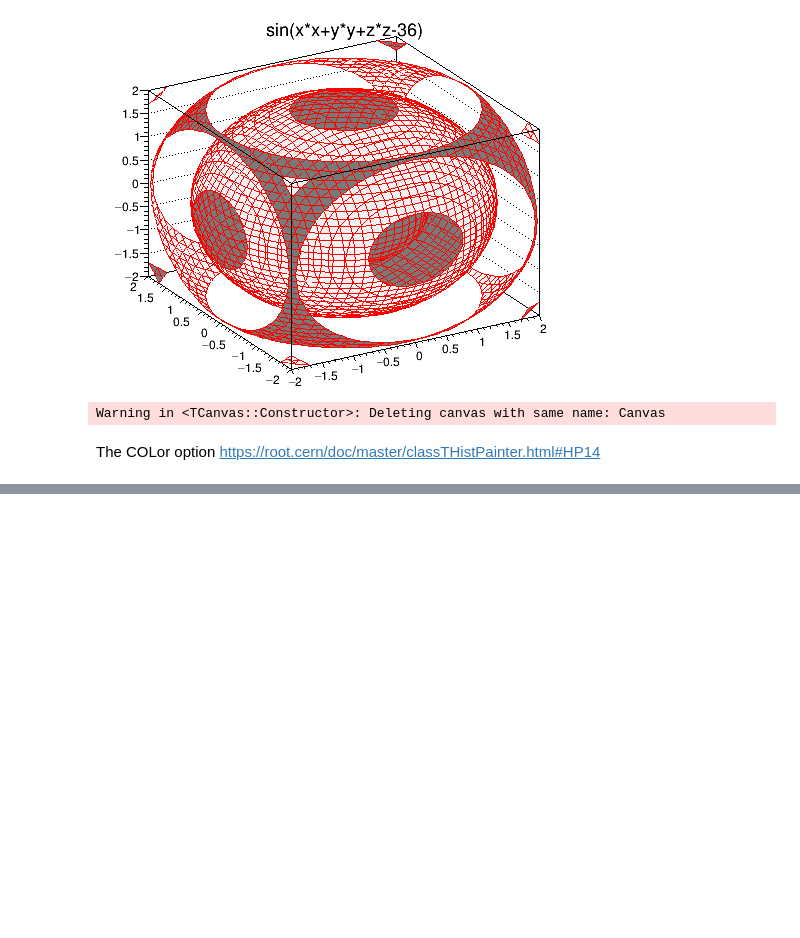
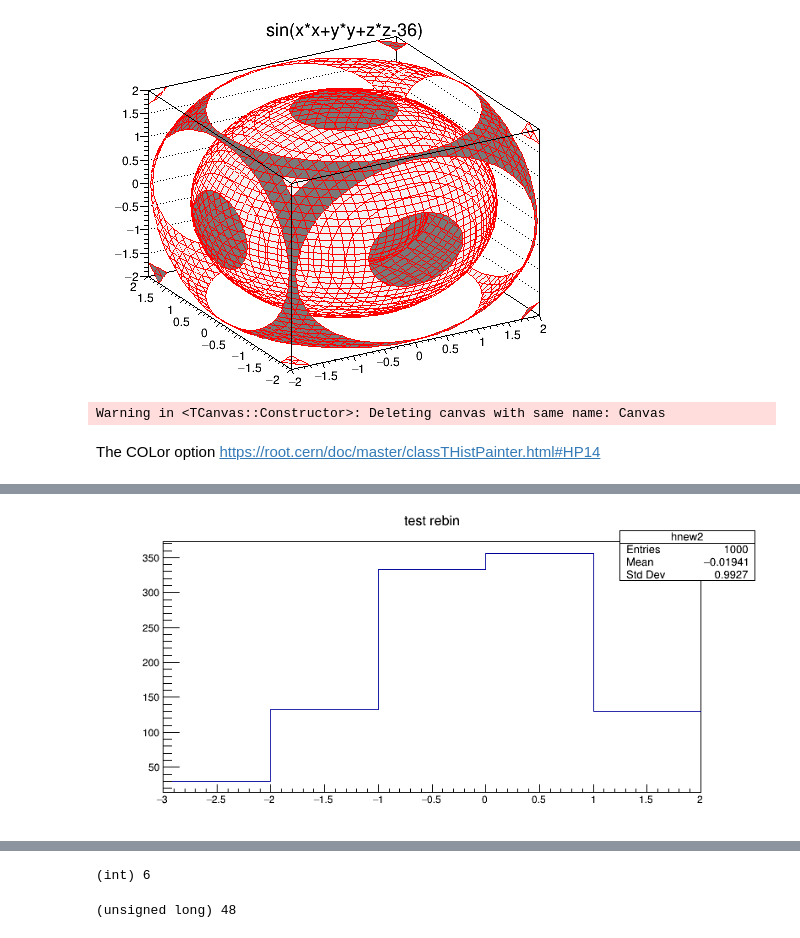
Before and after one commit to jjpereirab/B2HHH_2022_1, a Jupyter notebook: root_tools.ipynb, the cells around one changed output, grey strips where cells are left out. Cells and saved outputs as stored; diff of their text form; code cells hidden in the pictures; blank space fills up the shorter version.

```diff
--- a/root_tools.ipynb
+++ b/root_tools.ipynb
@@ -171,0 +237,12 @@ The COLor option https://root.cern/doc/master/classTHistPainter.html#HP14
+# %%
+Double_t xxbins[] = {-3.0,-2,-1, 0, 1,2,3.0};
+Int_t xx = 5;
+
+TH1F *htest = (TH1F*)h->Rebin(xx,"hnew2",xxbins);
+
+//draw the 3 histograms
+TCanvas *c1 = new TCanvas("c1","c1",800,400);
+htest->Draw();
+c1->Draw();
+# %% [output]
+[figure, added]
@@ -171,0 +253,9 @@ The COLor option https://root.cern/doc/master/classTHistPainter.html#HP14
+# %%
+htest->GetNcells()
+# %% [output]
+(int) 6
+# %%
+Double_t xbins[6] = {1,1,10,1,3,1};
+sizeof(xbins)
+# %% [output]
+(unsigned long) 48
```
Also changed, not shown: parts of 12 cells of this notebook, 2 other files.
